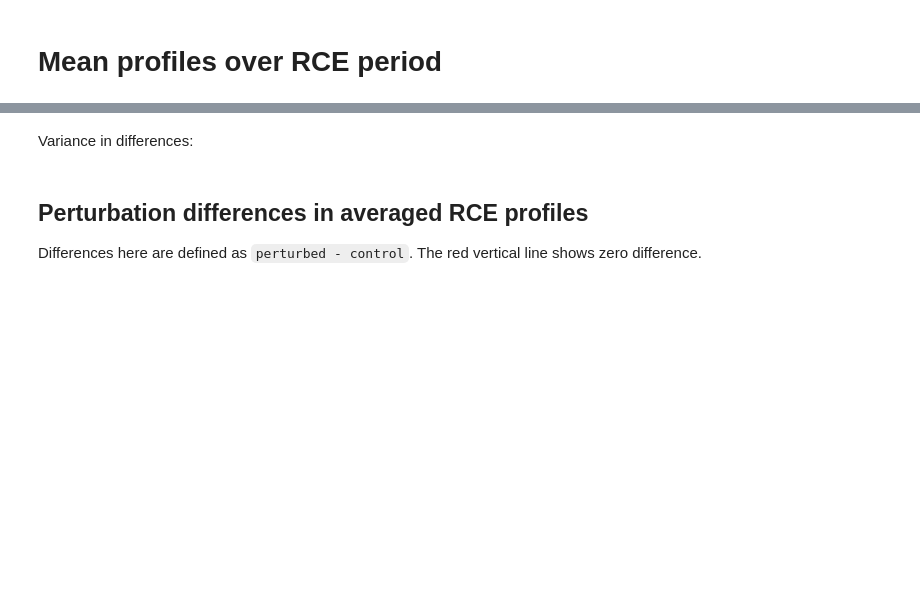
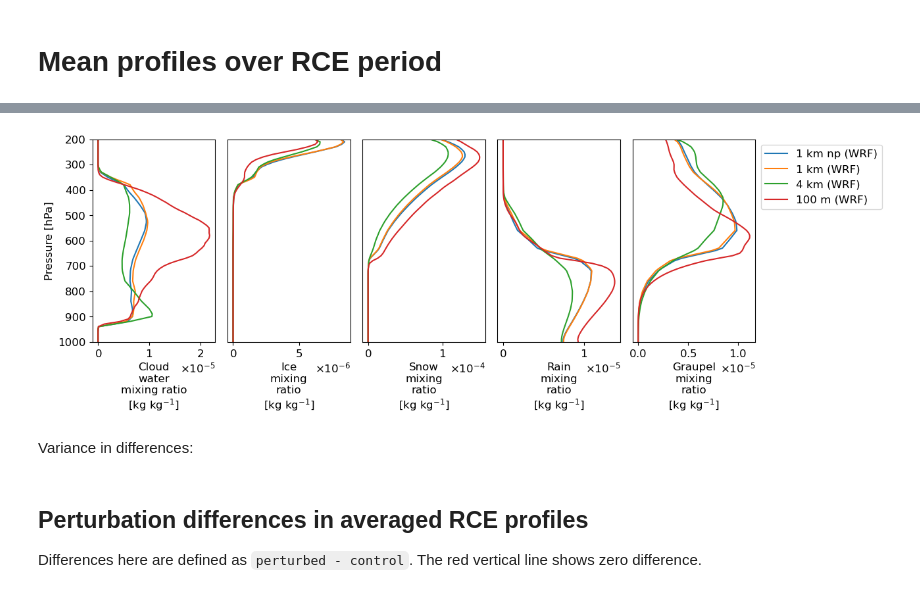
Before and after one commit to traupach/wrf_lrf_les, a Jupyter notebook: analysis/perturbation_analysis.ipynb, the cells around one changed output, grey strips where cells are left out. Cells and saved outputs as stored; diff of their text form; code cells hidden in the pictures; blank space fills up the shorter version.

```diff
--- a/analysis/perturbation_analysis.ipynb
+++ b/analysis/perturbation_analysis.ipynb
@@ -162,3 +144,12 @@ for res in wrfvars.keys():
+# %%
+wp.plot_mean_profiles(profs, variables=['qcloud', 'qice', 'qsnow', 'qrain', 'qgraup'],
+                      relabel={'qcloud': 'Cloud\nwater\nmixing ratio\n[kg kg$^{-1}$]',
+                               'qice': 'Ice\nmixing\nratio\n[kg kg$^{-1}$]',
+                               'qsnow': 'Snow\nmixing\nratio\n[kg kg$^{-1}$]',
+                               'qrain': 'Rain\nmixing\nratio\n[kg kg$^{-1}$]',
+                               'qgraup': 'Graupel\nmixingratio\n[kg kg$^{-1}$]'})
+# %% [output]
+[figure, added]
 # %% [markdown]
 Variance in differences:
 # %%
```
Also changed, not shown: parts of 37 cells of this notebook, 11 other files.
